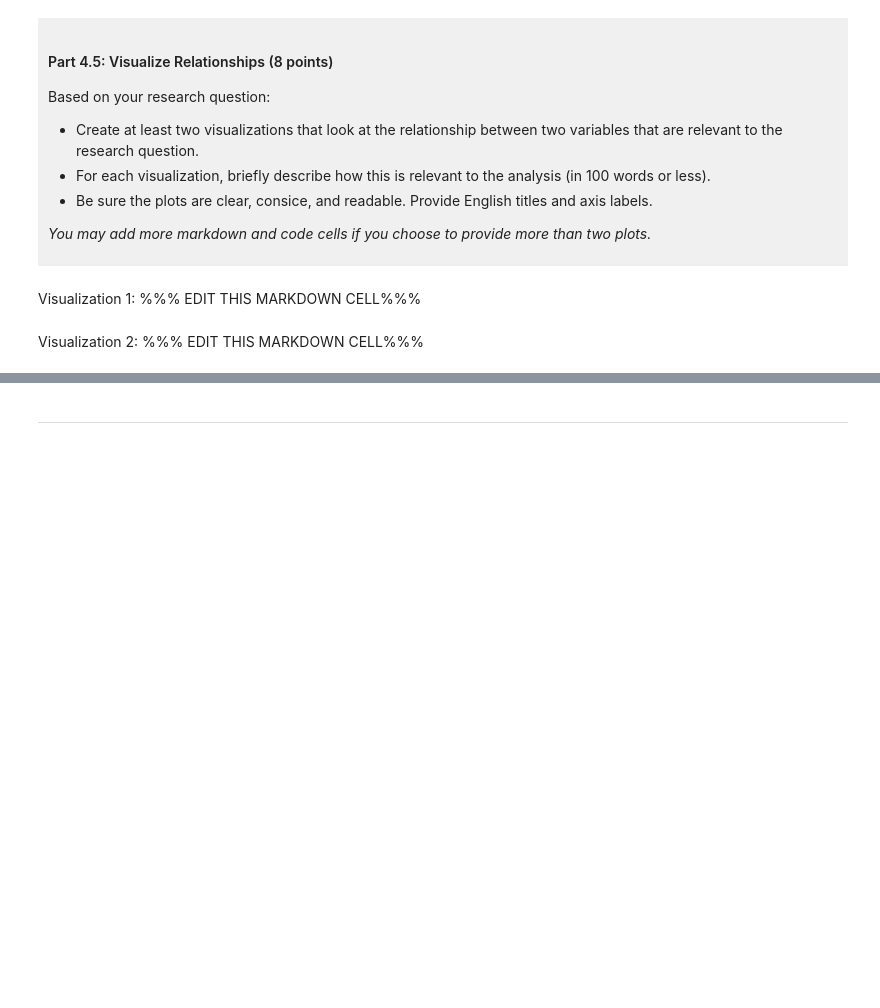
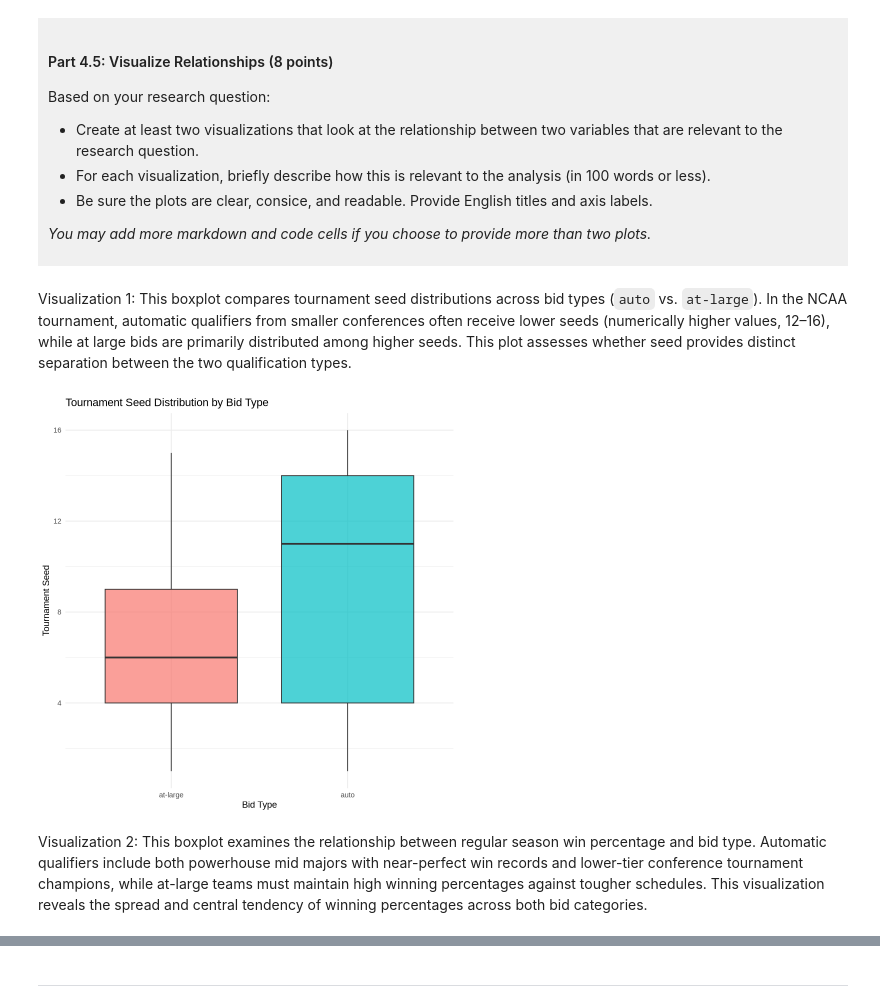
Before and after one commit to Omiks/dsci-100-project-artur-k, a Jupyter notebook: dsci-100-project-notebook.ipynb, the cells around one changed output, grey strips where cells are left out. Cells and saved outputs as stored; diff of their text form; code cells hidden in the pictures; blank space fills up the shorter version.

```diff
--- a/dsci-100-project-notebook.ipynb
+++ b/dsci-100-project-notebook.ipynb
@@ -324,10 +412,22 @@ Based on your research question:
 *You may add more markdown and code cells if you choose to provide more than two plots.*
 </div>
 # %% [markdown]
-Visualization 1: %%% EDIT THIS MARKDOWN CELL%%%
+Visualization 1:
+This boxplot compares tournament seed distributions across bid types (`auto` vs. `at-large`). In the NCAA tournament, automatic qualifiers from smaller conferences often receive lower seeds (numerically higher values, 12–16), while at large bids are primarily distributed among higher seeds. This plot assesses whether seed provides distinct separation between the two qualification types.
 # %%
 ### EDIT THIS CODE CELL FOR VISUALIZATION 1###
+ggplot(march_madness_tidy, aes(x = bid, y = seed, fill = bid)) +
+  geom_boxplot(alpha = 0.7, show.legend = FALSE) +
+  labs(
+    title = "Tournament Seed Distribution by Bid Type",
+    x = "Bid Type",
+    y = "Tournament Seed"
+  ) +
+  theme_minimal()
+# %% [output]
+[figure, added]
 # %% [markdown]
-Visualization 2: %%% EDIT THIS MARKDOWN CELL%%%
+Visualization 2:
+This boxplot examines the relationship between regular season win percentage and bid type. Automatic qualifiers include both powerhouse mid majors with near-perfect win records and lower-tier conference tournament champions, while at-large teams must maintain high winning percentages against tougher schedules. This visualization reveals the spread and central tendency of winning percentages across both bid categories.
 # %%
 ### EDIT THIS CODE CELL FOR VISUALIZATION 2###
```
Also changed, not shown: parts of 8 cells of this notebook.
